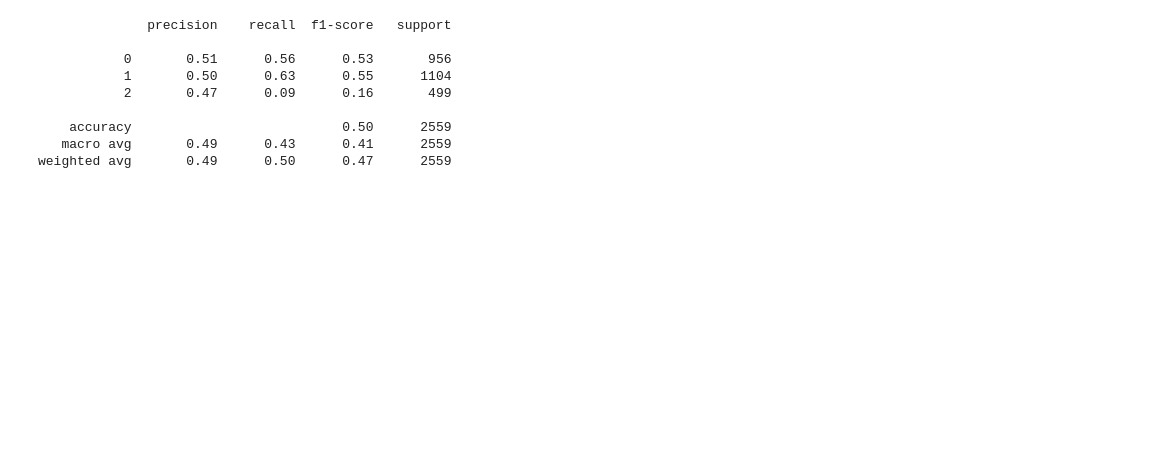
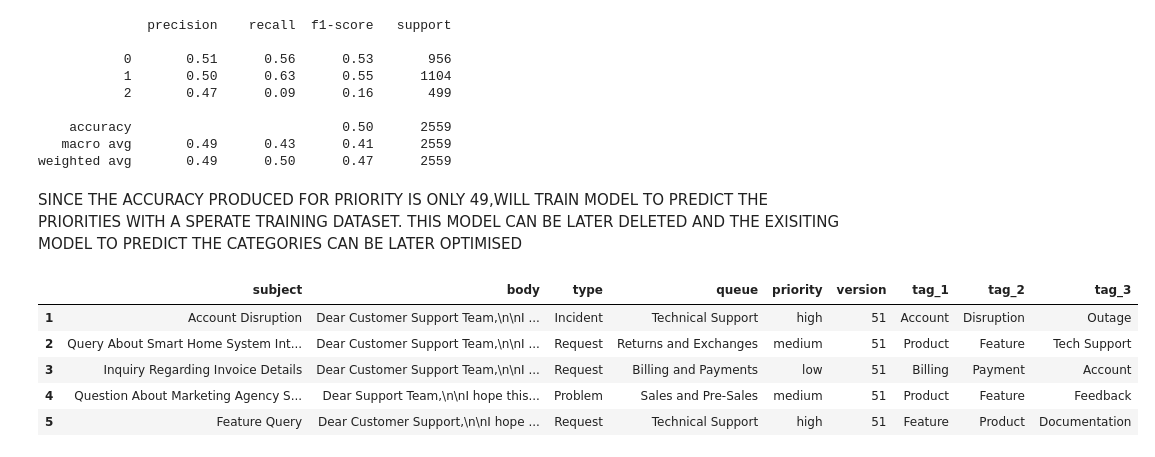
Before and after one commit to abhiram3673-code/email_tix, a Jupyter notebook: Untitled.ipynb, the cells around one changed output. Cells and saved outputs as stored; diff of their text form; code cells hidden in the pictures; blank space fills up the shorter version.

```diff
--- a/Untitled.ipynb
+++ b/Untitled.ipynb
@@ -491,3 +484,14 @@ print(classification_report(y_prio_test, model_pri.predict(x_test)))
     accuracy                           0.50      2559
    macro avg       0.49      0.43      0.41      2559
 weighted avg       0.49      0.50      0.47      2559
+# %% [markdown]
+SINCE THE ACCURACY PRODUCED FOR PRIORITY IS ONLY 49,WILL TRAIN MODEL TO PREDICT THE PRIORITIES WITH A SPERATE TRAINING DATASET. THIS MODEL CAN BE LATER DELETED AND THE EXISITING MODEL TO PREDICT THE CATEGORIES CAN BE LATER OPTIMISED
+# %%
+df_eng.head()
+# %% [output]
+|  | subject | body | type | queue | priority | version | tag_1 | tag_2 | tag_3 |
+| 1 | Account Disruption | Dear Customer Support Team,\n\nI ... | Incident | Technical Support | high | 51 | Account | Disruption | Outage |
+| 2 | Query About Smart Home System Int... | Dear Customer Support Team,\n\nI ... | Request | Returns and Exchanges | medium | 51 | Product | Feature | Tech Support |
+| 3 | Inquiry Regarding Invoice Details | Dear Customer Support Team,\n\nI ... | Request | Billing and Payments | low | 51 | Billing | Payment | Account |
+| 4 | Question About Marketing Agency S... | Dear Support Team,\n\nI hope this... | Problem | Sales and Pre-Sales | medium | 51 | Product | Feature | Feedback |
+| 5 | Feature Query | Dear Customer Support,\n\nI hope ... | Request | Technical Support | high | 51 | Feature | Product | Documentation |
```
Also changed, not shown: parts of 19 cells of this notebook.
